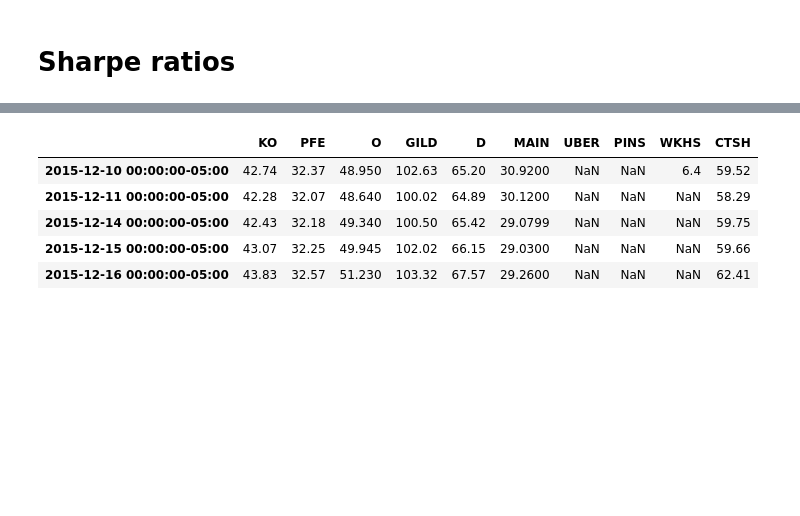
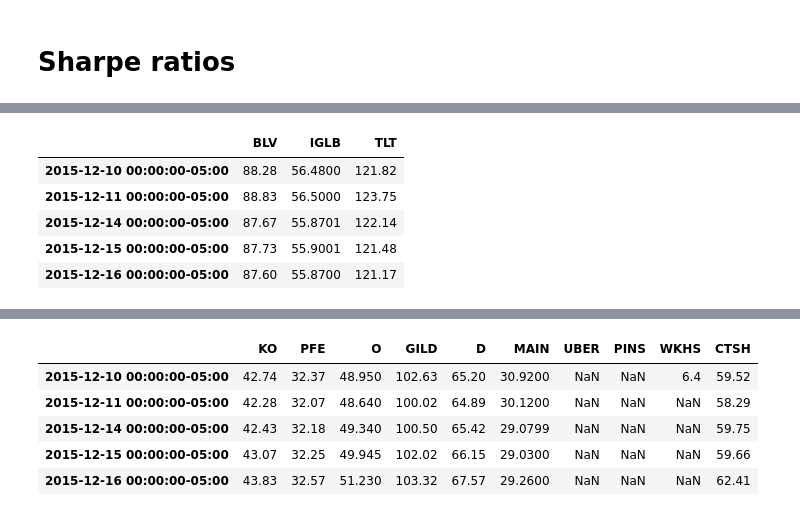
Before and after one commit to silvainfm/Project_1, a Jupyter notebook: Project 1/financial-planner.ipynb, the cells around one changed output, grey strips where cells are left out. Drawn from its saved outputs; the diff is of its cells as text; code cells hidden in the pictures; blank space fills up the shorter version.

```diff
--- a/Project 1/financial-planner.ipynb
+++ b/Project 1/financial-planner.ipynb
@@ -211,0 +219,13 @@ stock_historical.head()
+# %%
+# Select only close prices for bonds
+bonds_close_only = pd.concat([bonds_historical['BLV']['close'], bonds_historical['IGLB']['close'], bonds_historical['TLT']['close']],
+                    axis=1)
+bonds_close_only.columns = ['BLV', 'IGLB', 'TLT']
+bonds_close_only.head()
+# %% [output]
+|  | BLV | IGLB | TLT |
+| 2015-12-10 00:00:00-05:00 | 88.28 | 56.4800 | 121.82 |
+| 2015-12-11 00:00:00-05:00 | 88.83 | 56.5000 | 123.75 |
+| 2015-12-14 00:00:00-05:00 | 87.67 | 55.8701 | 122.14 |
+| 2015-12-15 00:00:00-05:00 | 87.73 | 55.9001 | 121.48 |
+| 2015-12-16 00:00:00-05:00 | 87.60 | 55.8700 | 121.17 |
```
Also changed, not shown: parts of 7 cells of this notebook.
